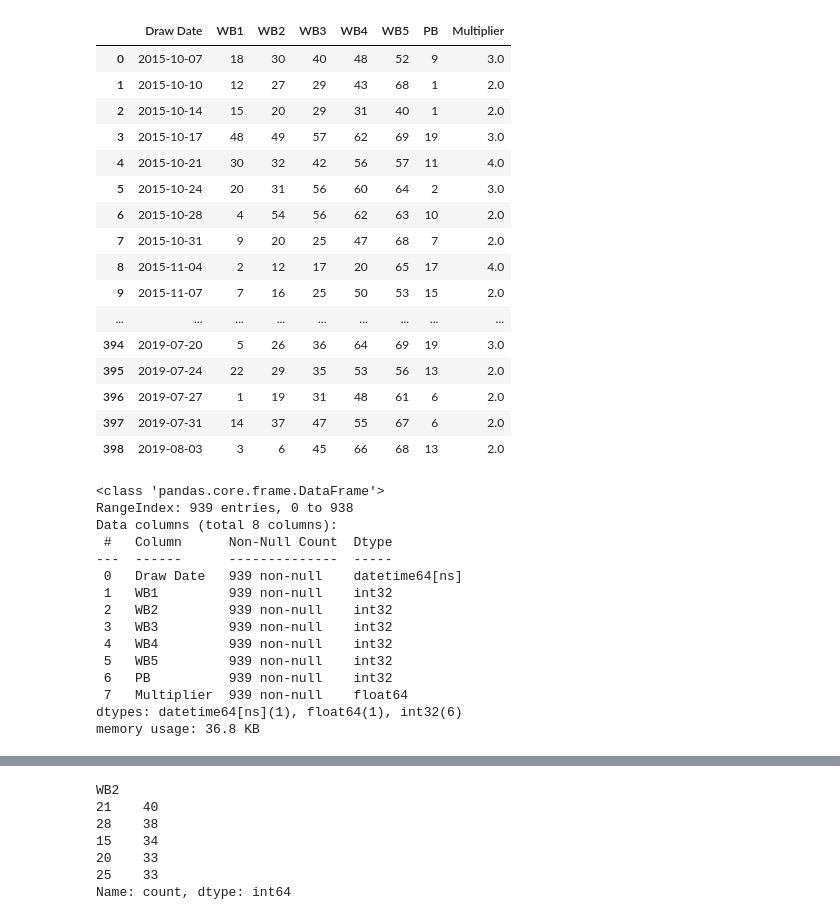
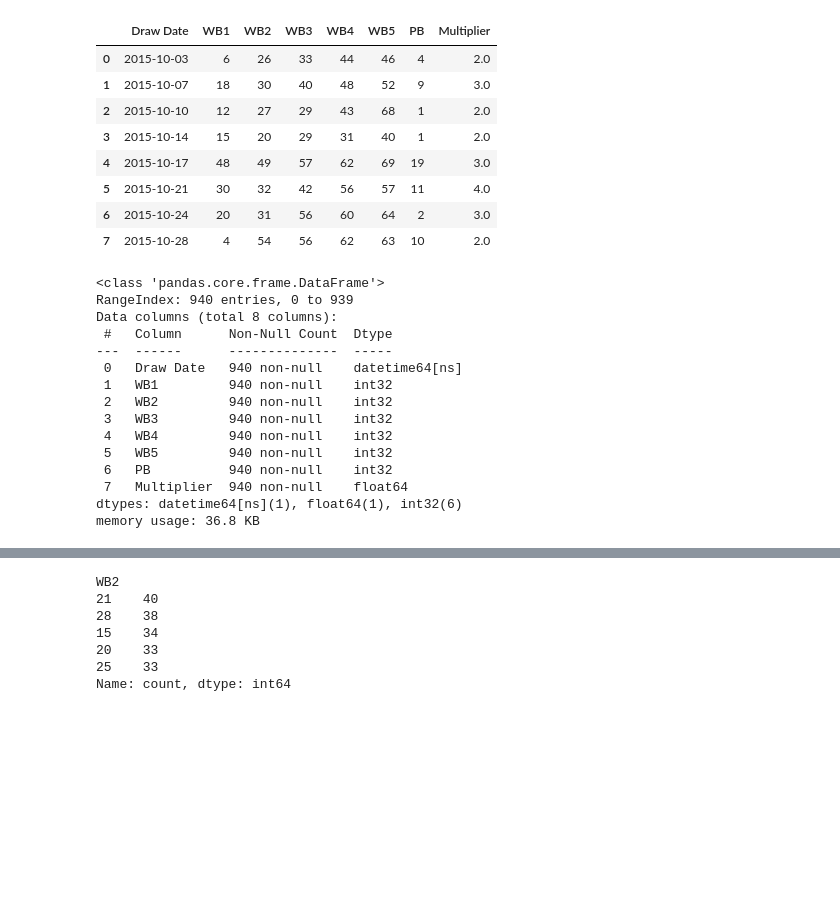
Before and after one commit to MouZer77/Powerball-Project, a Jupyter notebook: Powerball_Data_Analysis.ipynb, the cells around one changed output, grey strips where cells are left out. Cells and saved outputs as stored; diff of their text form; code cells hidden in the pictures; blank space fills up the shorter version.

```diff
--- a/Powerball_Data_Analysis.ipynb
+++ b/Powerball_Data_Analysis.ipynb
@@ -56,5 +43,5 @@ df
 # %%
-number = df['Winning Numbers'].str.split(' ')
+numbers = df['Winning Numbers'].str.split(' ')
 numbers
 
 df_new = df.assign(
@@ -72,7 +59,7 @@ df['WB3'] = df['WB3'].astype(int)
 df['WB4'] = df['WB4'].astype(int)
 df['WB5'] = df['WB5'].astype(int)
 df['PB'] = df['PB'].astype(int)
-df
+df.head(8)
 
 # Found a more pythonic way to do it:
 # df[['WB1', 'WB2', 'WB3', 'WB4', 'WB5', 'PB']] = df[['WB1', 'WB2', 'WB3', 'WB4', 'WB5', 'PB']].astype(int)
@@ -180,45 +143,37 @@ df
 # %%
 #Reseting the Index
 
 df = df.iloc[0:]
 
 df = df.reset_index(drop=True)
 
-df
+df.head(8)
 # %% [output]
 |  | Draw Date | WB1 | WB2 | WB3 | WB4 | WB5 | PB | Multiplier |
-| 0 | 2015-10-07 | 18 | 30 | 40 | 48 | 52 | 9 | 3.0 |
-| 1 | 2015-10-10 | 12 | 27 | 29 | 43 | 68 | 1 | 2.0 |
-| 2 | 2015-10-14 | 15 | 20 | 29 | 31 | 40 | 1 | 2.0 |
-| 3 | 2015-10-17 | 48 | 49 | 57 | 62 | 69 | 19 | 3.0 |
-| 4 | 2015-10-21 | 30 | 32 | 42 | 56 | 57 | 11 | 4.0 |
-| 5 | 2015-10-24 | 20 | 31 | 56 | 60 | 64 | 2 | 3.0 |
-| 6 | 2015-10-28 | 4 | 54 | 56 | 62 | 63 | 10 | 2.0 |
-| 7 | 2015-10-31 | 9 | 20 | 25 | 47 | 68 | 7 | 2.0 |
-| 8 | 2015-11-04 | 2 | 12 | 17 | 20 | 65 | 17 | 4.0 |
-| 9 | 2015-11-07 | 7 | 16 | 25 | 50 | 53 | 15 | 2.0 |
-| ... | ... | ... | ... | ... | ... | ... | ... | ... |
-| 394 | 2019-07-20 | 5 | 26 | 36 | 64 | 69 | 19 | 3.0 |
-| 395 | 2019-07-24 | 22 | 29 | 35 | 53 | 56 | 13 | 2.0 |
-| 396 | 2019-07-27 | 1 | 19 | 31 | 48 | 61 | 6 | 2.0 |
-| 397 | 2019-07-31 | 14 | 37 | 47 | 55 | 67 | 6 | 2.0 |
-| 398 | 2019-08-03 | 3 | 6 | 45 | 66 | 68 | 13 | 2.0 |
+| 0 | 2015-10-03 | 6 | 26 | 33 | 44 | 46 | 4 | 2.0 |
+| 1 | 2015-10-07 | 18 | 30 | 40 | 48 | 52 | 9 | 3.0 |
+| 2 | 2015-10-10 | 12 | 27 | 29 | 43 | 68 | 1 | 2.0 |
+| 3 | 2015-10-14 | 15 | 20 | 29 | 31 | 40 | 1 | 2.0 |
+| 4 | 2015-10-17 | 48 | 49 | 57 | 62 | 69 | 19 | 3.0 |
+| 5 | 2015-10-21 | 30 | 32 | 42 | 56 | 57 | 11 | 4.0 |
+| 6 | 2015-10-24 | 20 | 31 | 56 | 60 | 64 | 2 | 3.0 |
+| 7 | 2015-10-28 | 4 | 54 | 56 | 62 | 63 | 10 | 2.0 |
 # %%
 df.info()
 # %% [output]
 <class 'pandas.core.frame.DataFrame'>
-RangeIndex: 939 entries, 0 to 938
+RangeIndex: 940 entries, 0 to 939
 Data columns (total 8 columns):
  #   Column      Non-Null Count  Dtype
 ---  ------      --------------  -----
- 0   Draw Date   939 non-null    datetime64[ns]
- 1   WB1         939 non-null    int32
- 2   WB2         939 non-null    int32
- 3   WB3         939 non-null    int32
- 4   WB4         939 non-null    int32
- 5   WB5         939 non-null    int32
- 6   PB          939 non-null    int32
- 7   Multiplier  939 non-null    float64
+ 0   Draw Date   940 non-null    datetime64[ns]
+ 1   WB1         940 non-null    int32
+ 2   WB2         940 non-null    int32
+ 3   WB3         940 non-null    int32
+ 4   WB4         940 non-null    int32
+ 5   WB5         940 non-null    int32
+ 6   PB          940 non-null    int32
+ 7   Multiplier  940 non-null    float64
 dtypes: datetime64[ns](1), float64(1), int32(6)
 memory usage: 36.8 KB
 # %%
```
Also changed, not shown: parts of 18 cells of this notebook, 26 other files.
